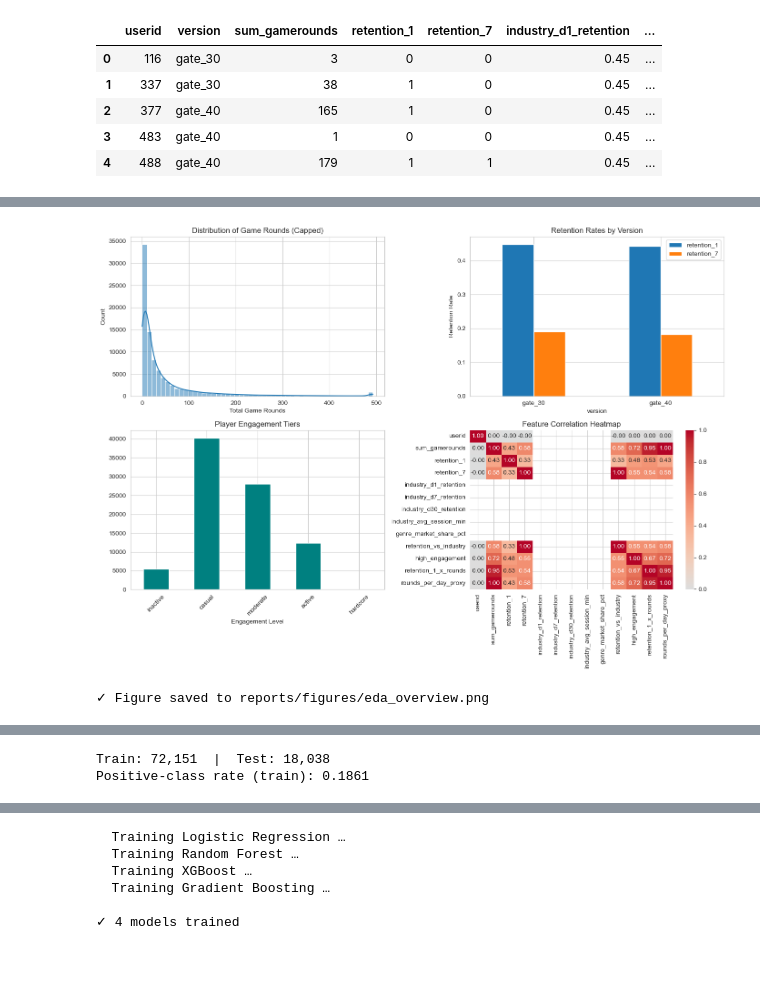
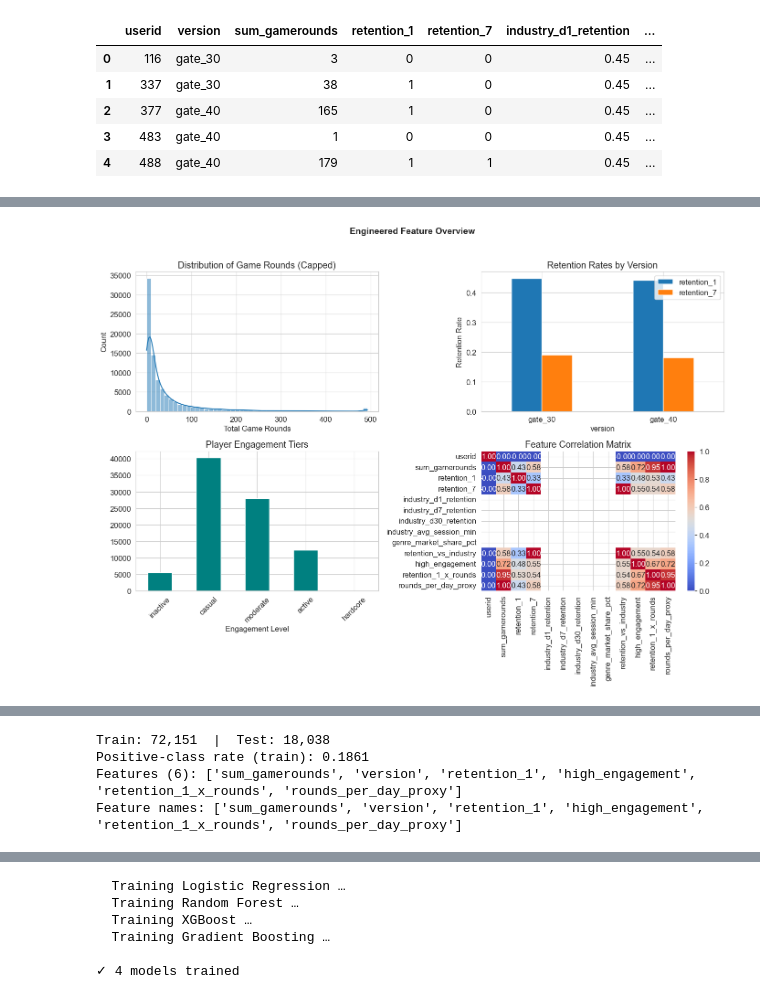
Before and after one commit to soufatarek/Data-Science, a Jupyter notebook: notebooks/05_feature_engineering_and_modeling.ipynb, the cells around one changed output, grey strips where cells are left out. Saved outputs shown, nothing was run; the diff lists cells and outputs as text; code cells hidden in the pictures; blank space fills up the shorter version.

```diff
--- a/notebooks/05_feature_engineering_and_modeling.ipynb
+++ b/notebooks/05_feature_engineering_and_modeling.ipynb
@@ -3,4 +10,14 @@
 # %% [markdown]
 ## Step 0 - Environment Setup
 # %%
-import sys, os, warningswarnings.filterwarnings('ignore')sys.path.insert(0, os.path.abspath(os.path.join(os.getcwd(), '..', 'src')))import pandas as pdimport numpy as npimport matplotlib.pyplot as pltimport seaborn as snssns.set_style('whitegrid')plt.rcParams.update({'figure.figsize': (12, 6), 'font.size': 12})os.makedirs('../reports/figures', exist_ok=True)print("Environment ready.")
+import sys, os, warnings
+warnings.filterwarnings('ignore')
+sys.path.insert(0, os.path.abspath(os.path.join(os.getcwd(), '..', 'src')))
+import pandas as pd
+import numpy as np
+import matplotlib.pyplot as plt
+import seaborn as sns
+sns.set_style('whitegrid')
+plt.rcParams.update({'figure.figsize': (12, 6), 'font.size': 12})
+os.makedirs('../reports/figures', exist_ok=True)
+print("Environment ready.")
@@ -9,2 +29,3 @@ import sys, os, warningswarnings.filterwarnings('ignore')sys.path.insert(0, os.p
 # %%
-df = pd.read_csv('../data/processed/cookie_cats_augmented.csv')print(f"Augmented dataset: {df.shape[0]:,} rows x {df.shape[1]} cols")
+df = pd.read_csv('../data/processed/cookie_cats_augmented.csv')
+print(f"Augmented dataset: {df.shape[0]:,} rows x {df.shape[1]} cols")
@@ -13,7 +37,7 @@ df = pd.read_csv('../data/processed/cookie_cats_augmented.csv')print(f"Augmented
 # %%
 from processing import engineer_features
 
-df_feat = engineer_features(df_augmented)
+df_feat = engineer_features(df)
 print(f"Features added. Shape: {df_feat.shape}")
 df_feat.head()
 # %% [output]
@@ -32,38 +57,36 @@ import matplotlib.pyplot as plt
 import seaborn as sns
 sns.set_style('whitegrid')
 
 fig, axes = plt.subplots(2, 2, figsize=(14, 10))
 
 # Game rounds distribution
 sns.histplot(df_feat['sum_gamerounds'], bins=50, kde=True, ax=axes[0, 0])
 axes[0, 0].set_title('Distribution of Game Rounds (Capped)')
 axes[0, 0].set_xlabel('Total Game Rounds')
 
 # Retention by version
 retention_by_version = df_feat.groupby('version')[['retention_1', 'retention_7']].mean()
 retention_by_version.plot(kind='bar', ax=axes[0, 1])
 axes[0, 1].set_title('Retention Rates by Version')
 axes[0, 1].set_ylabel('Retention Rate')
 axes[0, 1].tick_params(axis='x', rotation=0)
 
 # Engagement tier distribution
 df_feat['gamerounds_bin'].value_counts().sort_index().plot(kind='bar', ax=axes[1, 0], color='teal')
 axes[1, 0].set_title('Player Engagement Tiers')
 axes[1, 0].set_xlabel('Engagement Level')
 axes[1, 0].tick_params(axis='x', rotation=45)
 
 # Correlation heatmap
 numeric_cols = df_feat.select_dtypes(include='number').columns
 corr = df_feat[numeric_cols].corr()
-sns.heatmap(corr, annot=True, cmap='coolwarm', center=0, fmt='.2f', ax=axes[1, 1])
-axes[1, 1].set_title('Feature Correlation Heatmap')
+sns.heatmap(corr, annot=True, fmt='.2f', cmap='coolwarm', ax=axes[1, 1], cbar=True)
+axes[1, 1].set_title('Feature Correlation Matrix')
 
+plt.suptitle('Engineered Feature Overview', fontsize=14, fontweight='bold', y=1.02)
 plt.tight_layout()
-os.makedirs('../reports/figures', exist_ok=True)
-plt.savefig('../reports/figures/eda_overview.png', dpi=150, bbox_inches='tight')
+plt.savefig('../reports/figures/feature_eda.png', dpi=150, bbox_inches='tight')
 plt.show()
-print("\n✓ Figure saved to reports/figures/eda_overview.png")
 # %% [output]
-[figure, old version]
+[figure, new version]
-✓ Figure saved to reports/figures/eda_overview.png
 # %% [markdown]
@@ -71,8 +95,11 @@ print("\n✓ Figure saved to reports/figures/eda_overview.png")
 # %%
 from processing import prepare_modeling_data
 
-X_train, X_test, y_train, y_test = prepare_modeling_data(df_feat)
+X_train, X_test, y_train, y_test, feature_names = prepare_modeling_data(df_feat)
+print(f"Feature names: {feature_names}")
 # %% [output]
 Train: 72,151  |  Test: 18,038
 Positive-class rate (train): 0.1861
+Features (6): ['sum_gamerounds', 'version', 'retention_1', 'high_engagement', 'retention_1_x_rounds', 'rounds_per_day_proxy']
+Feature names: ['sum_gamerounds', 'version', 'retention_1', 'high_engagement', 'retention_1_x_rounds', 'rounds_per_day_proxy']
 # %% [markdown]
```
Also changed, not shown: parts of 2 cells of this notebook, 19 other files.
